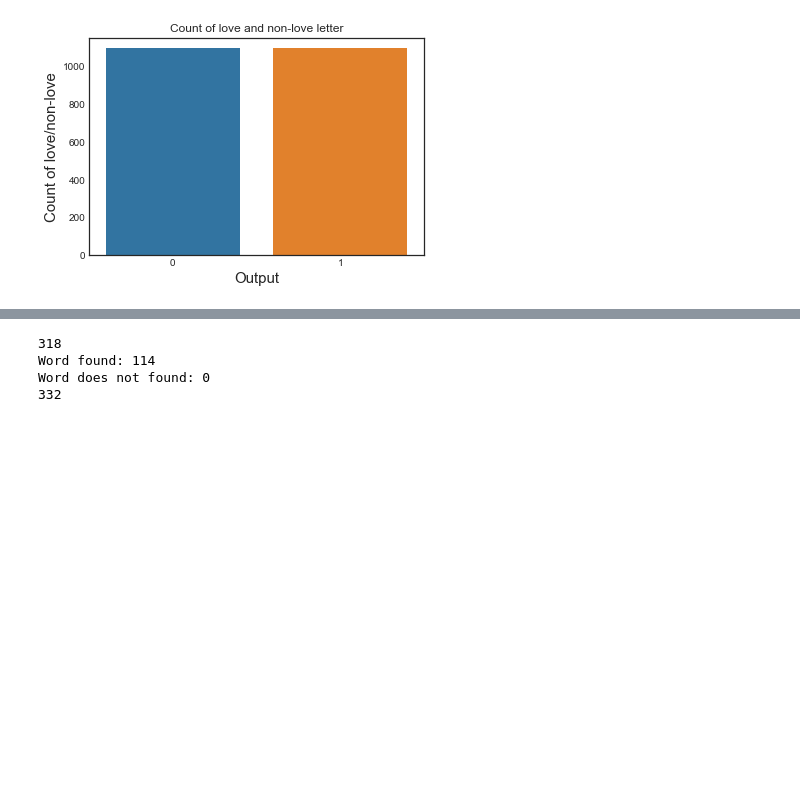
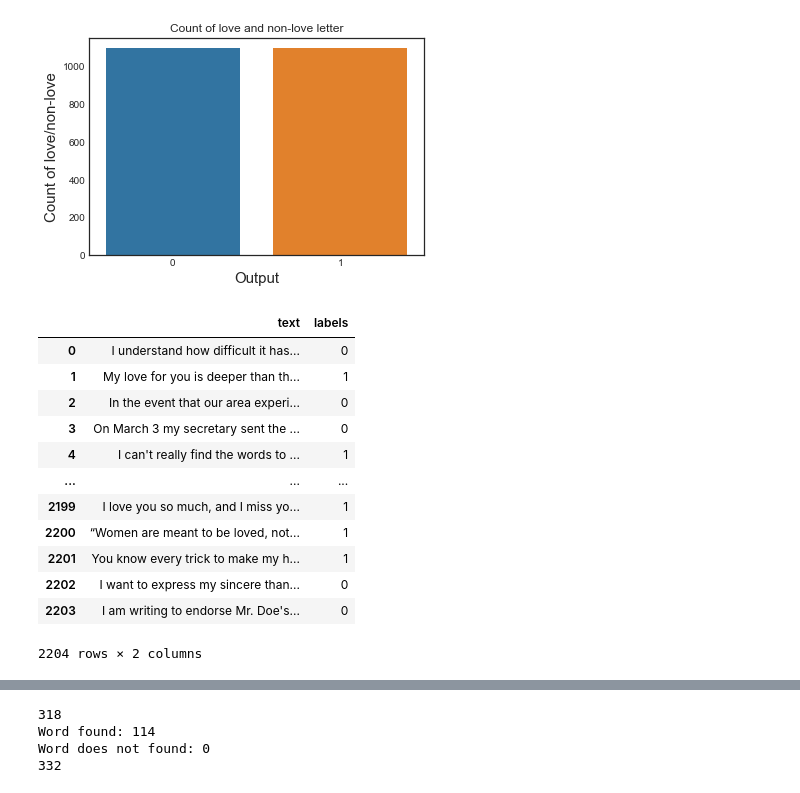
Before and after one commit to ImaPatrick/Machine-Learning-Assignment, a Jupyter notebook: love.ipynb, the cells around one changed output, grey strips where cells are left out. Cells and saved outputs as stored; diff of their text form; code cells hidden in the pictures; blank space fills up the shorter version.

```diff
--- a/love.ipynb
+++ b/love.ipynb
@@ -75,6 +77,26 @@ ax.xaxis.get_label().set_fontsize(15)
 ax.yaxis.get_label().set_fontsize(15)
 # %% [output]
 [figure]
+# %%
+df_onlylove = pd.read_csv(r'C:\Users\Shin\Documents\UM\UM\Year 2 Sem 2\WID3006 Machine Learning\Assignment\onlyloveletter.csv')
+df_nonlove = pd.read_csv(r'C:\Users\Shin\Documents\UM\UM\Year 2 Sem 2\WID3006 Machine Learning\Assignment\final_nonlove_letter.csv')
+df_love = pd.concat([df_onlylove,df_nonlove])
+df_love = df_love.sample(frac=1).reset_index(drop=True)
+df_love
+# %% [output]
+|  | text | labels |
+| 0 | I understand how difficult it has... | 0 |
+| 1 | My love for you is deeper than th... | 1 |
+| 2 | In the event that our area experi... | 0 |
+| 3 | On March 3 my secretary sent the ... | 0 |
+| 4 | I can't really find the words to ... | 1 |
+| ... | ... | ... |
+| 2199 | I love you so much, and I miss yo... | 1 |
+| 2200 | “Women are meant to be loved, not... | 1 |
+| 2201 | You know every trick to make my h... | 1 |
+| 2202 | I want to express my sincere than... | 0 |
+| 2203 | I am writing to endorse Mr. Doe's... | 0 |
+2204 rows × 2 columns
 # %%
 clean_letter=df_love.copy()
 # %%
```
Also changed, not shown: parts of 11 cells of this notebook.
